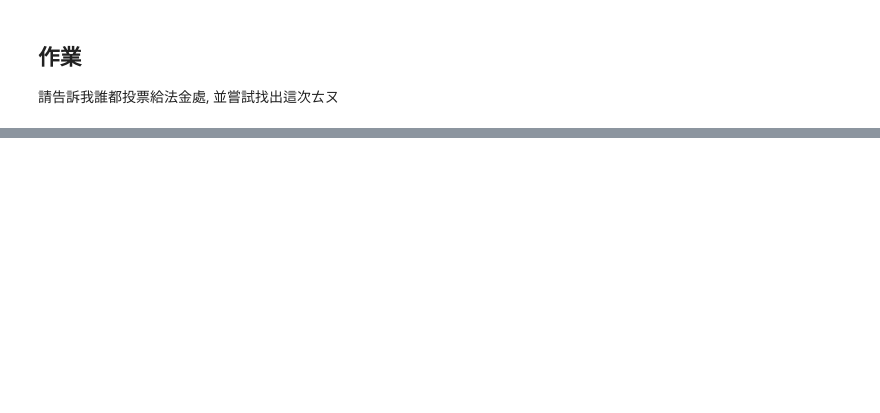
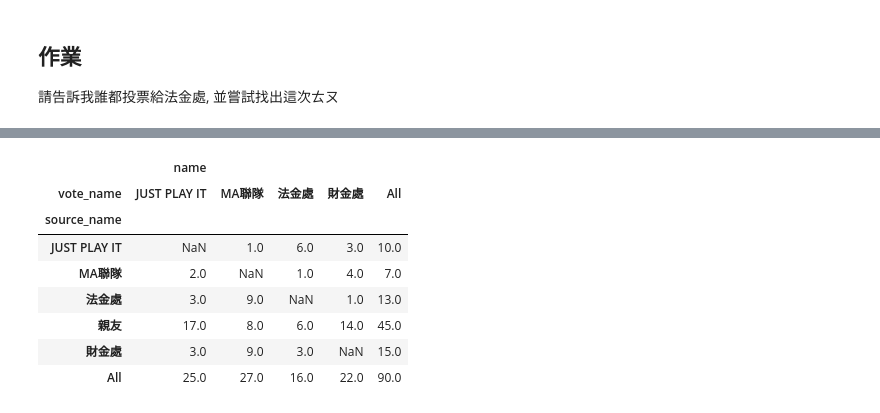
Before and after one commit to ntuaha/Esun_Tutor, a Jupyter notebook: courses/20170806.ipynb, the cells around one changed output, grey strips where cells are left out. Cells and saved outputs as stored; diff of their text form; code cells hidden in the pictures; blank space fills up the shorter version.

```diff
--- a/courses/20170806.ipynb
+++ b/courses/20170806.ipynb
@@ -38,0 +160,5 @@ for facebook_id in r.json()['votes']:
+# %%
+# 建立對照表
+IT = pd.DataFrame(data=data['ticket'])
+IT.columns = ['source_name','source']
+IT
@@ -38,0 +172,4 @@ for facebook_id in r.json()['votes']:
+# %%
+# 只抽出必要的欄位
+core_data = v.loc[:,["name","source","vote"]]
+core_data.head()
@@ -38,0 +183,3 @@ for facebook_id in r.json()['votes']:
+# %%
+d1 = pd.merge(core_data,IT,on='source')
+d1.head()
@@ -38,0 +193,4 @@ for facebook_id in r.json()['votes']:
+# %%
+IT.columns = ['vote_name','vote']
+d2 = pd.merge(d1,IT,on='vote')
+d2.head()
@@ -38,0 +206,12 @@ for facebook_id in r.json()['votes']:
+# %%
+pd.pivot_table(d2, values=['name'],index=['source_name'],columns=['vote_name'], aggfunc=np.count_nonzero,margins=True)
+# %% [output]
+|  | name |  |  |  |  |
+| vote_name | JUST PLAY IT | MA聯隊 | 法金處 | 財金處 | All |
+| source_name |  |  |  |  |  |
+| JUST PLAY IT | NaN | 1.0 | 6.0 | 3.0 | 10.0 |
+| MA聯隊 | 2.0 | NaN | 1.0 | 4.0 | 7.0 |
+| 法金處 | 3.0 | 9.0 | NaN | 1.0 | 13.0 |
+| 親友 | 17.0 | 8.0 | 6.0 | 14.0 | 45.0 |
+| 財金處 | 3.0 | 9.0 | 3.0 | NaN | 15.0 |
+| All | 25.0 | 27.0 | 16.0 | 22.0 | 90.0 |
```
Also changed, not shown: parts of 26 cells of this notebook, 1 other file.
